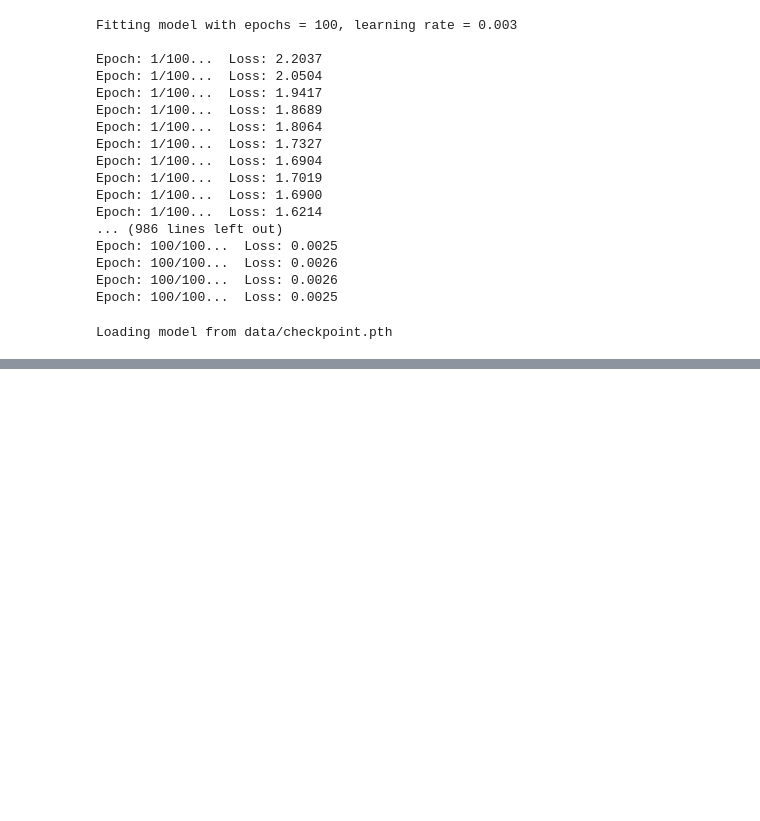
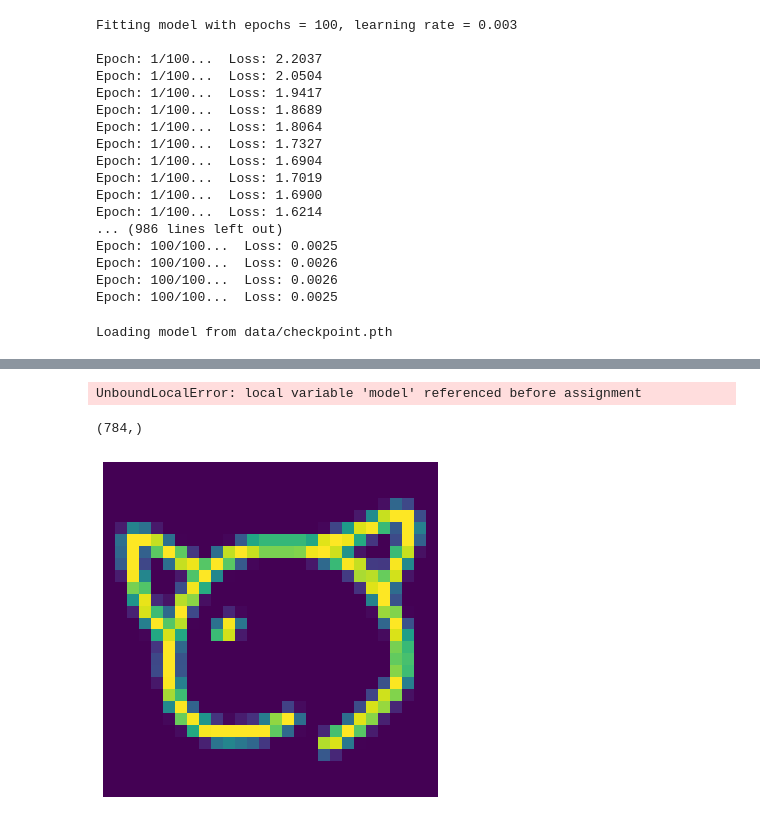
Before and after one commit to datascisteven/Flictionary, a Jupyter notebook: index.ipynb, the cells around one changed output, grey strips where cells are left out. Saved outputs shown, nothing was run; the diff lists cells and outputs as text; code cells hidden in the pictures; blank space fills up the shorter version.

```diff
--- a/index.ipynb
+++ b/index.ipynb
@@ -594,0 +633,21 @@ evaluate_model
+# %%
+plot_learning_curve(input_size=784, output_size=10, hidden_sizes=[128, 100, 64],
+                    train=X_train_shuffled, labels=y_train_shuffled,
+                    y_train=y_train_numpy,
+                    test=X_test, y_test=y_test)
+# %% [output]
+UnboundLocalError: local variable 'model' referenced before assignment
+# %%
+X_train[0].shape
+# %% [output]
+(784,)
+# %%
+def view_image(img, filename = 'image'):
+    fig, ax = plt.subplots(figsize=(6,9))
+    ax.imshow(img.reshape(28, 28).squeeze())
+    ax.axis('off')
+    plt.savefig(filename + '.png')
+# %%
+view_image(X_train[0], filename='train_0')
+# %% [output]
+[figure, added]
```
Also changed, not shown: parts of 17 cells of this notebook, 4 other files.
